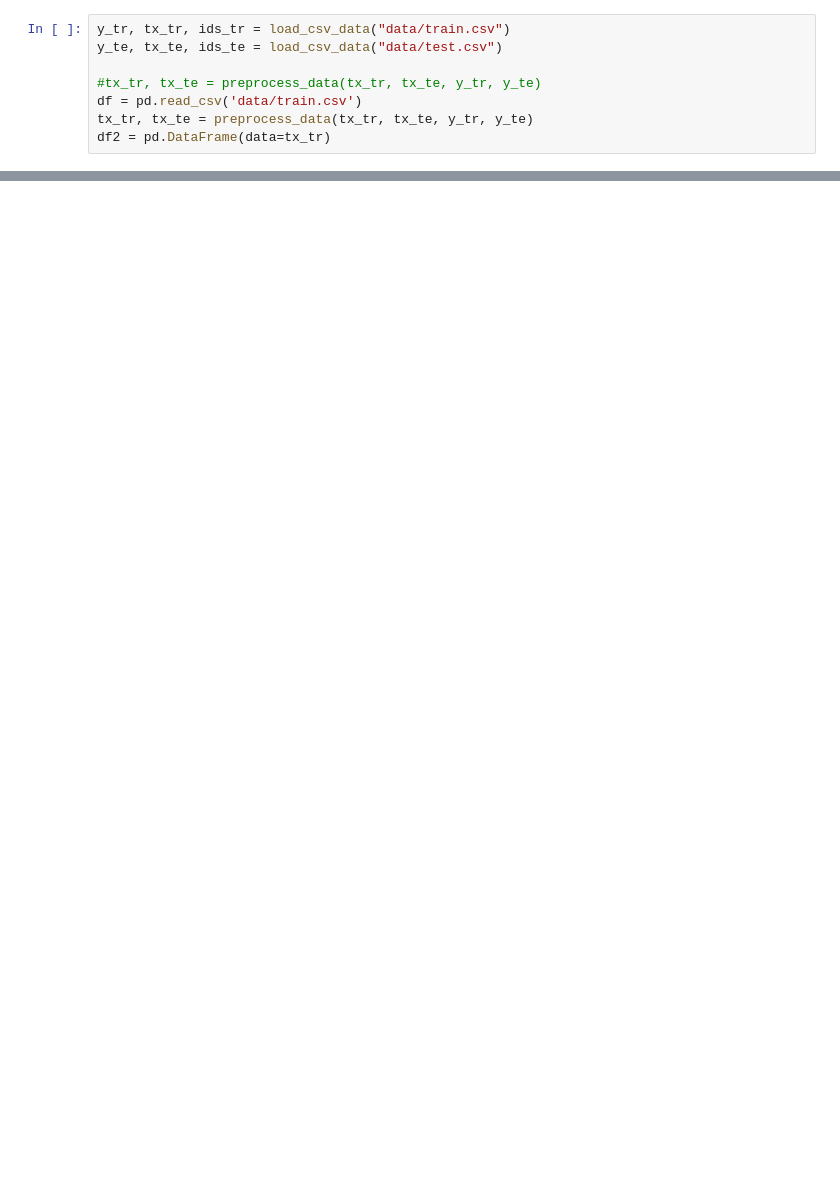
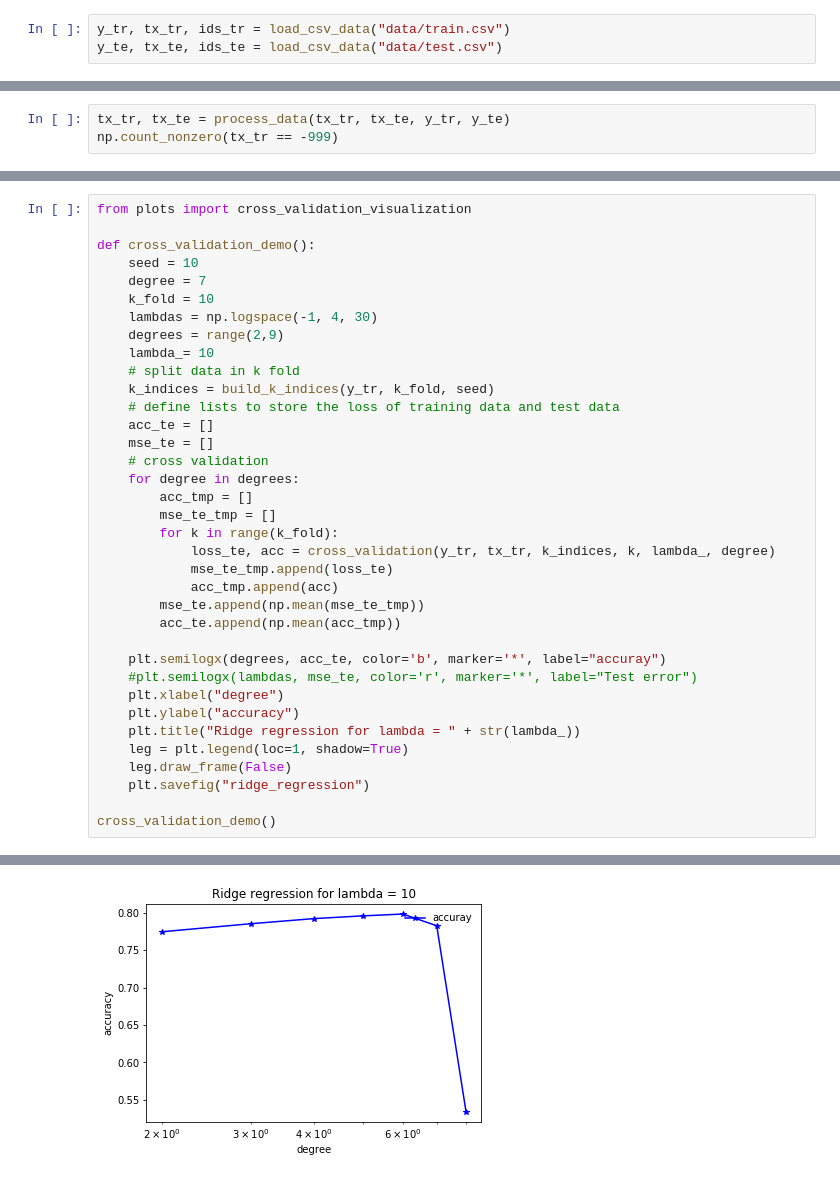
Before and after one commit to mikanikos/Higgs-Boson-Challenge, a Jupyter notebook: project.ipynb, the cells around one changed output, grey strips where cells are left out. Cells and saved outputs as stored; diff of their text form; blank space fills up the shorter version.

```diff
--- a/project.ipynb
+++ b/project.ipynb
@@ -16,8 +14,3 @@ The autoreload extension is already loaded. To reload it, use:
 # %%
 y_tr, tx_tr, ids_tr = load_csv_data("data/train.csv")
 y_te, tx_te, ids_te = load_csv_data("data/test.csv")
-
-#tx_tr, tx_te = preprocess_data(tx_tr, tx_te, y_tr, y_te)
-df = pd.read_csv('data/train.csv')
-tx_tr, tx_te = preprocess_data(tx_tr, tx_te, y_tr, y_te)
-df2 = pd.DataFrame(data=tx_tr)
@@ -44,0 +91,3 @@ array([[ 1.00000000e+00,  3.14910656e-01,  6.83319669e-02, ...,
+# %%
+tx_tr, tx_te = process_data(tx_tr, tx_te, y_tr, y_te)
+np.count_nonzero(tx_tr == -999)
@@ -44,0 +114,37 @@ array([[ 1.00000000e+00,  3.14910656e-01,  6.83319669e-02, ...,
+# %%
+from plots import cross_validation_visualization
+
+def cross_validation_demo():
+    seed = 10
+    degree = 7
+    k_fold = 10
+    lambdas = np.logspace(-1, 4, 30)
+    degrees = range(2,9)
+    lambda_= 10
+    # split data in k fold
+    k_indices = build_k_indices(y_tr, k_fold, seed)
+    # define lists to store the loss of training data and test data
+    acc_te = []
+    mse_te = []
+    # cross validation
+    for degree in degrees:
+        acc_tmp = []
+        mse_te_tmp = []
+        for k in range(k_fold):
+            loss_te, acc = cross_validation(y_tr, tx_tr, k_indices, k, lambda_, degree)
+            mse_te_tmp.append(loss_te)
+            acc_tmp.append(acc)
+        mse_te.append(np.mean(mse_te_tmp))
+        acc_te.append(np.mean(acc_tmp))
+
+    plt.semilogx(degrees, acc_te, color='b', marker='*', label="accuray")
+    #plt.semilogx(lambdas, mse_te, color='r', marker='*', label="Test error")
+    plt.xlabel("degree")
+    plt.ylabel("accuracy")
+    plt.title("Ridge regression for lambda = " + str(lambda_))
+    leg = plt.legend(loc=1, shadow=True)
+    leg.draw_frame(False)
+    plt.savefig("ridge_regression")
+
+cross_validation_demo()
+# %% [output]
@@ -45 +168,2 @@ array([[ 1.00000000e+00,  3.14910656e-01,  6.83319669e-02, ...,
+[figure, added]
 # %%
```
Also changed, not shown: parts of 24 cells of this notebook, 13 other files.
